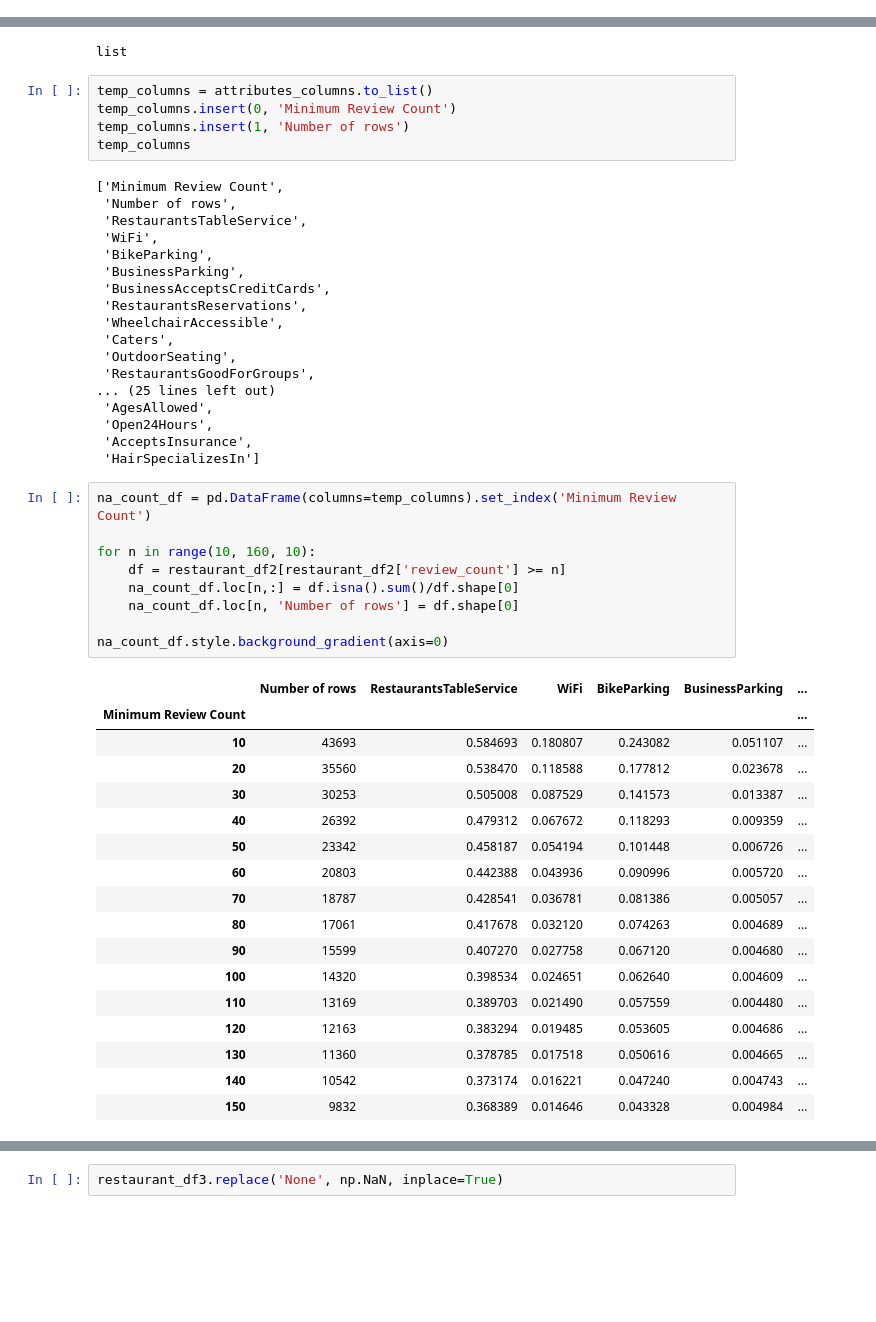
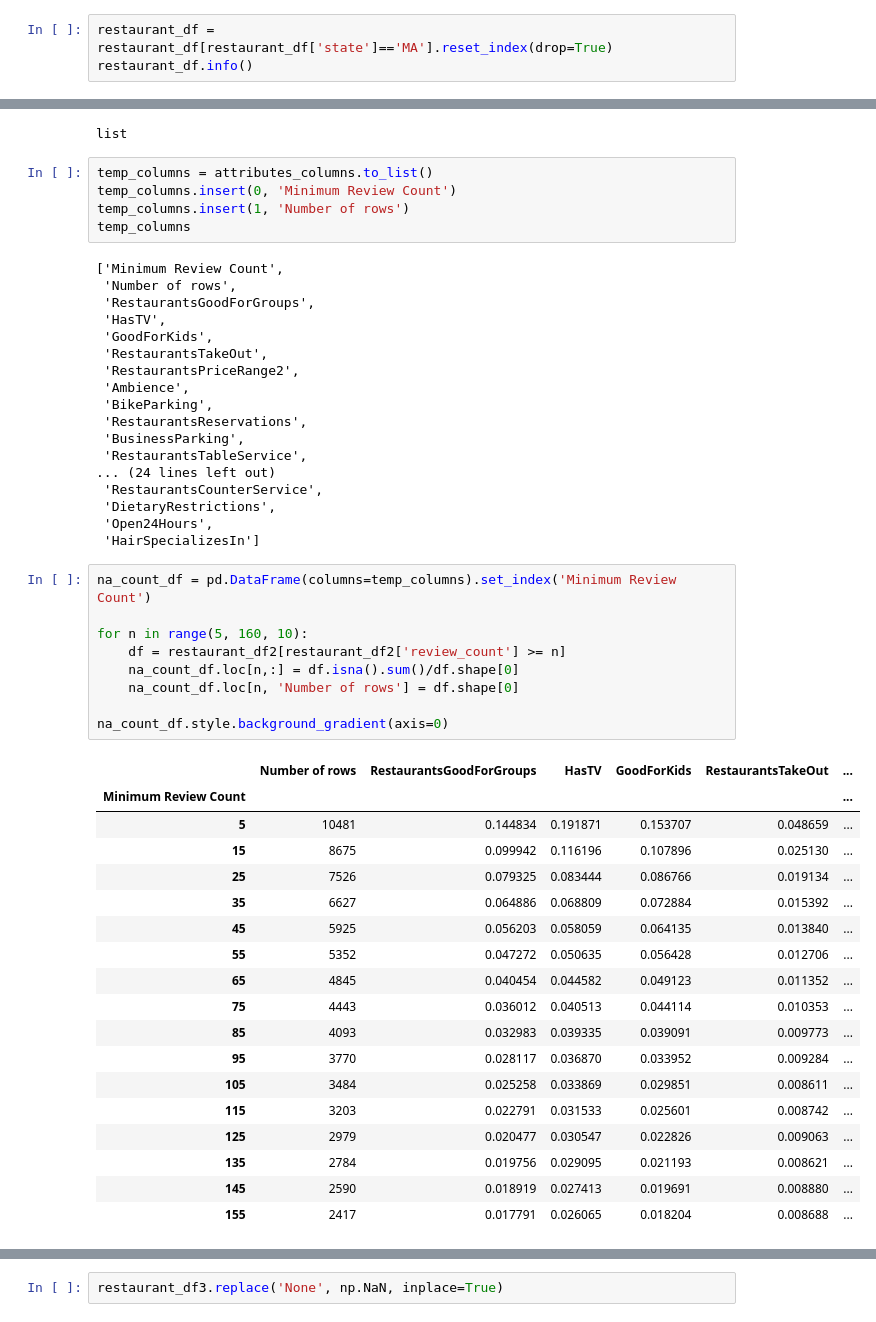
Before and after one commit to allistaircota/rate_my_restaurant, a Jupyter notebook: notebooks/Business Dataset Initial File Processing.ipynb, the cells around one changed output, grey strips where cells are left out. Cells and saved outputs as stored; diff of their text form; blank space fills up the shorter version.

```diff
--- a/notebooks/Business Dataset Initial File Processing.ipynb
+++ b/notebooks/Business Dataset Initial File Processing.ipynb
@@ -87,0 +152,3 @@ Filtering for restaurants has produced 50,793 rows (31.6% of our original busine
+# %%
+restaurant_df = restaurant_df[restaurant_df['state']=='MA'].reset_index(drop=True)
+restaurant_df.info()
@@ -289,46 +335,47 @@ temp_columns
 # %% [output]
 ['Minimum Review Count',
  'Number of rows',
+ 'RestaurantsGoodForGroups',
+ 'HasTV',
+ 'GoodForKids',
+ 'RestaurantsTakeOut',
+ 'RestaurantsPriceRange2',
+ 'Ambience',
+ 'BikeParking',
+ 'RestaurantsReservations',
+ 'BusinessParking',
  'RestaurantsTableService',
- 'WiFi',
- 'BikeParking',
- 'BusinessParking',
- 'BusinessAcceptsCreditCards',
- 'RestaurantsReservations',
- 'WheelchairAccessible',
- 'Caters',
- 'OutdoorSeating',
- 'RestaurantsGoodForGroups',
-... (25 lines left out)
- 'AgesAllowed',
+... (24 lines left out)
+ 'RestaurantsCounterService',
+ 'DietaryRestrictions',
  'Open24Hours',
- 'AcceptsInsurance',
  'HairSpecializesIn']
 # %%
 na_count_df = pd.DataFrame(columns=temp_columns).set_index('Minimum Review Count')
 
-for n in range(10, 160, 10):
+for n in range(5, 160, 10):
     df = restaurant_df2[restaurant_df2['review_count'] >= n]
     na_count_df.loc[n,:] = df.isna().sum()/df.shape[0]
     na_count_df.loc[n, 'Number of rows'] = df.shape[0]
 
 na_count_df.style.background_gradient(axis=0)
 # %% [output]
-|  | Number of rows | RestaurantsTableService | WiFi | BikeParking | BusinessParking | ... |
+|  | Number of rows | RestaurantsGoodForGroups | HasTV | GoodForKids | RestaurantsTakeOut | ... |
 | Minimum Review Count |  |  |  |  |  | ... |
-| 10 | 43693 | 0.584693 | 0.180807 | 0.243082 | 0.051107 | ... |
-| 20 | 35560 | 0.538470 | 0.118588 | 0.177812 | 0.023678 | ... |
-| 30 | 30253 | 0.505008 | 0.087529 | 0.141573 | 0.013387 | ... |
-| 40 | 26392 | 0.479312 | 0.067672 | 0.118293 | 0.009359 | ... |
-| 50 | 23342 | 0.458187 | 0.054194 | 0.101448 | 0.006726 | ... |
-| 60 | 20803 | 0.442388 | 0.043936 | 0.090996 | 0.005720 | ... |
-| 70 | 18787 | 0.428541 | 0.036781 | 0.081386 | 0.005057 | ... |
-| 80 | 17061 | 0.417678 | 0.032120 | 0.074263 | 0.004689 | ... |
-| 90 | 15599 | 0.407270 | 0.027758 | 0.067120 | 0.004680 | ... |
-| 100 | 14320 | 0.398534 | 0.024651 | 0.062640 | 0.004609 | ... |
-| 110 | 13169 | 0.389703 | 0.021490 | 0.057559 | 0.004480 | ... |
-| 120 | 12163 | 0.383294 | 0.019485 | 0.053605 | 0.004686 | ... |
-| 130 | 11360 | 0.378785 | 0.017518 | 0.050616 | 0.004665 | ... |
-| 140 | 10542 | 0.373174 | 0.016221 | 0.047240 | 0.004743 | ... |
-| 150 | 9832 | 0.368389 | 0.014646 | 0.043328 | 0.004984 | ... |
+| 5 | 10481 | 0.144834 | 0.191871 | 0.153707 | 0.048659 | ... |
+| 15 | 8675 | 0.099942 | 0.116196 | 0.107896 | 0.025130 | ... |
+| 25 | 7526 | 0.079325 | 0.083444 | 0.086766 | 0.019134 | ... |
+| 35 | 6627 | 0.064886 | 0.068809 | 0.072884 | 0.015392 | ... |
+| 45 | 5925 | 0.056203 | 0.058059 | 0.064135 | 0.013840 | ... |
+| 55 | 5352 | 0.047272 | 0.050635 | 0.056428 | 0.012706 | ... |
+| 65 | 4845 | 0.040454 | 0.044582 | 0.049123 | 0.011352 | ... |
+| 75 | 4443 | 0.036012 | 0.040513 | 0.044114 | 0.010353 | ... |
+| 85 | 4093 | 0.032983 | 0.039335 | 0.039091 | 0.009773 | ... |
+| 95 | 3770 | 0.028117 | 0.036870 | 0.033952 | 0.009284 | ... |
+| 105 | 3484 | 0.025258 | 0.033869 | 0.029851 | 0.008611 | ... |
+| 115 | 3203 | 0.022791 | 0.031533 | 0.025601 | 0.008742 | ... |
+| 125 | 2979 | 0.020477 | 0.030547 | 0.022826 | 0.009063 | ... |
+| 135 | 2784 | 0.019756 | 0.029095 | 0.021193 | 0.008621 | ... |
+| 145 | 2590 | 0.018919 | 0.027413 | 0.019691 | 0.008880 | ... |
+| 155 | 2417 | 0.017791 | 0.026065 | 0.018204 | 0.008688 | ... |
 # %%
```
Also changed, not shown: parts of 113 cells of this notebook.
